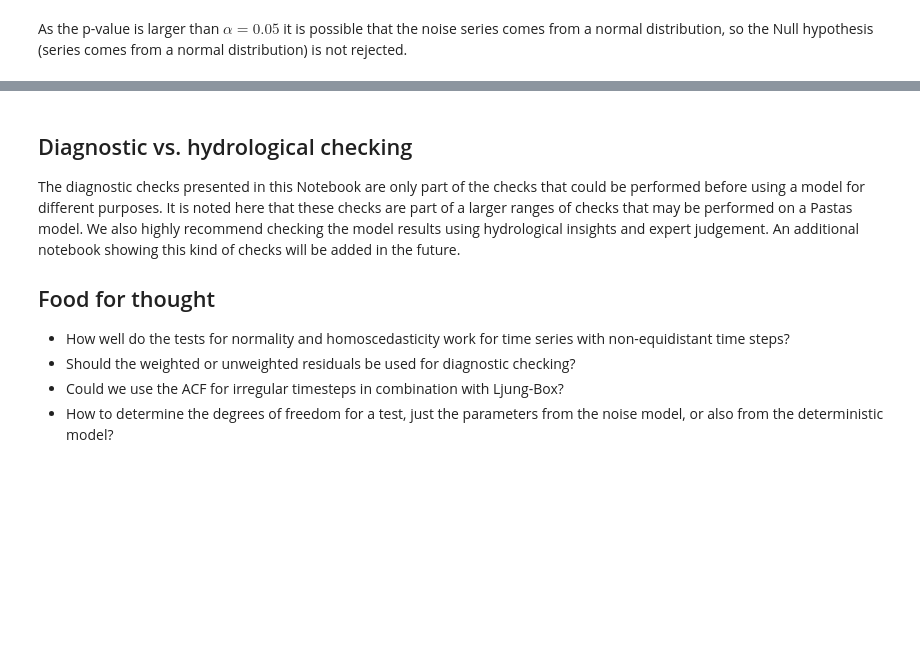
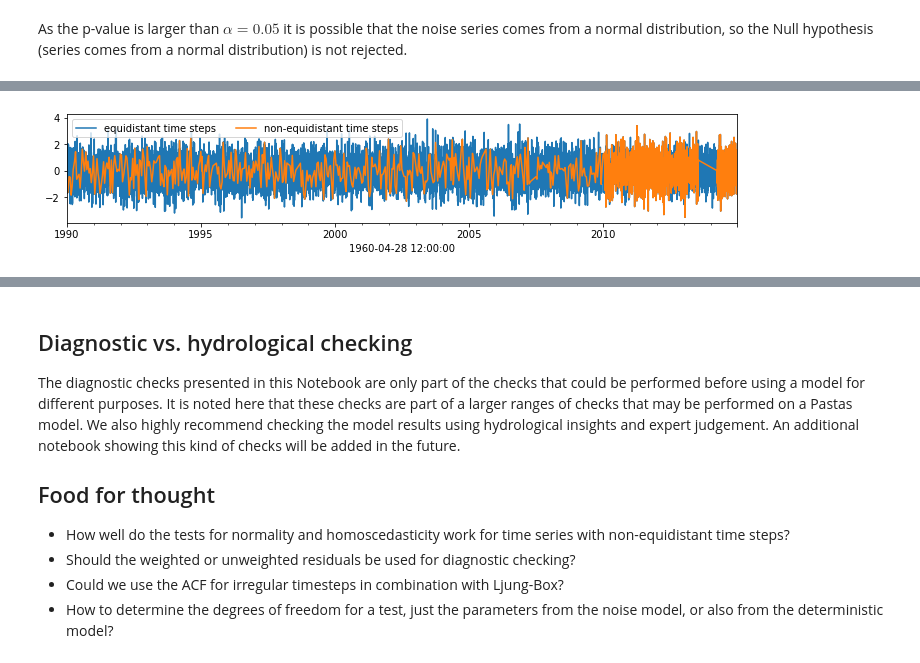
Before and after one commit to pastas/pastas, a Jupyter notebook: examples/notebooks/4_diagnostic_checking.ipynb, the cells around one changed output, grey strips where cells are left out. Cells and saved outputs as stored; diff of their text form; code cells hidden in the pictures; blank space fills up the shorter version.

```diff
--- a/examples/notebooks/4_diagnostic_checking.ipynb
+++ b/examples/notebooks/4_diagnostic_checking.ipynb
@@ -218,0 +260,9 @@ As the p-value is larger than $\alpha=0.05$ it is possible that the noise series
+# %%
+index = pd.read_csv("../data/test_index.csv", parse_dates=True, index_col=0).index.round("D").drop_duplicates()
+noise_irregular = noise.reindex(index).dropna()
+
+noise.plot(figsize=(12,2), label="equidistant time steps")
+noise_irregular.plot(label="non-equidistant time steps")
+plt.legend(ncol=2);
+# %% [output]
+[figure, added]
```
Also changed, not shown: parts of 35 cells of this notebook, 1 other file.
